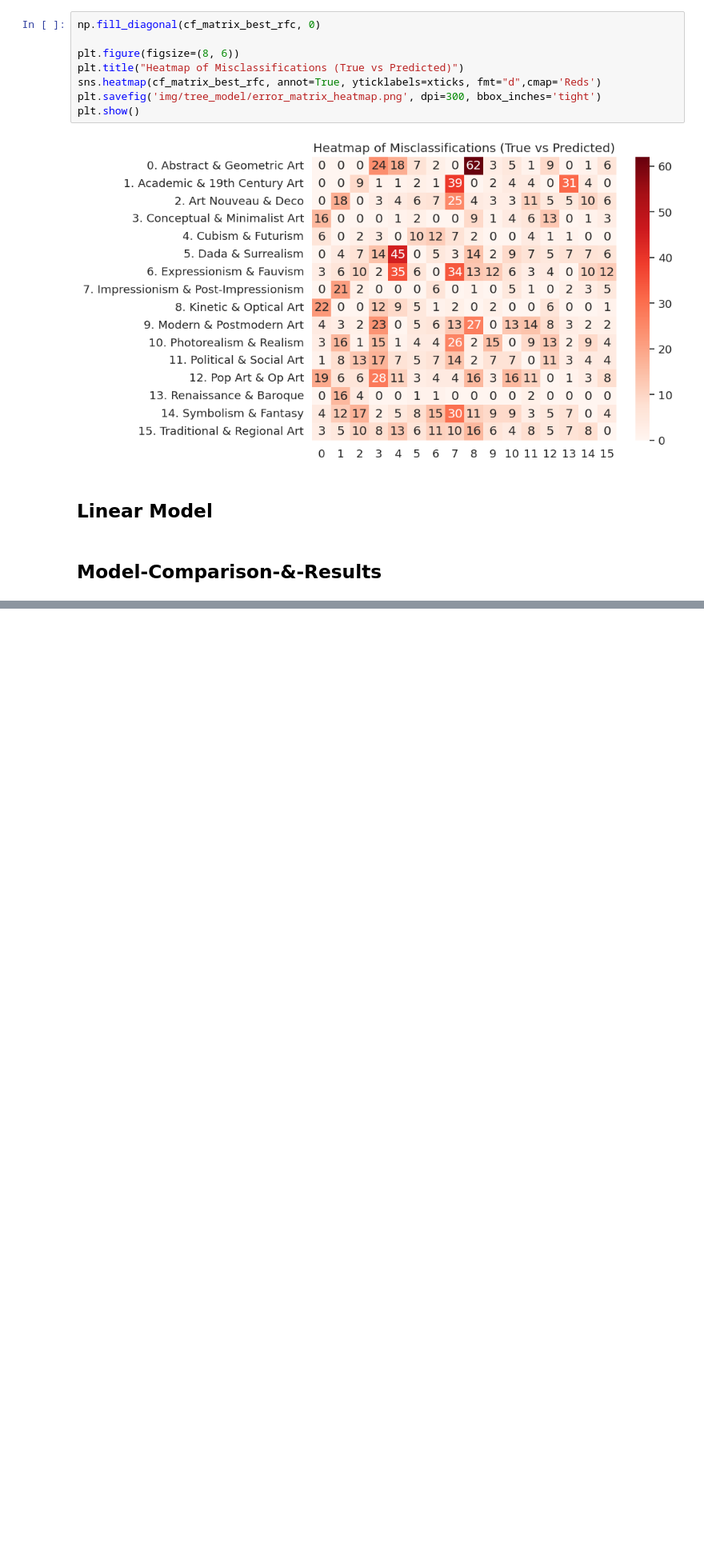
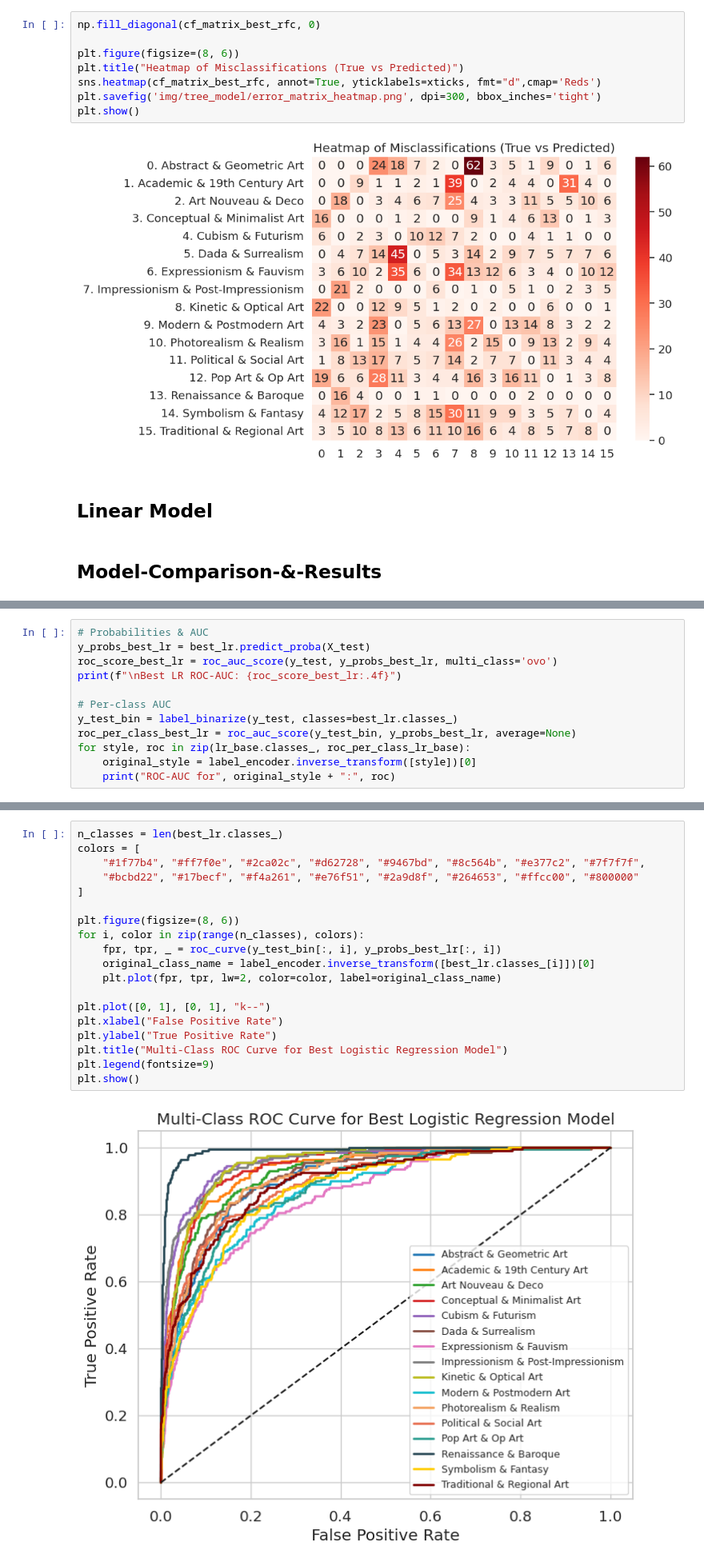
Before and after one commit to yangyuwang/painting_style_prediction, a Jupyter notebook: P2_Yangyu_Avi_Gio_Colab_Notebook.ipynb, the cells around one changed output, grey strips where cells are left out. Shown at 80% size. Saved outputs shown, nothing was run; the diff lists cells and outputs as text; blank space fills up the shorter version.

```diff
--- a/P2_Yangyu_Avi_Gio_Colab_Notebook.ipynb
+++ b/P2_Yangyu_Avi_Gio_Colab_Notebook.ipynb
@@ -895,0 +1090,12 @@ plt.show()
+# %%
+# Probabilities & AUC
+y_probs_best_lr = best_lr.predict_proba(X_test)
+roc_score_best_lr = roc_auc_score(y_test, y_probs_best_lr, multi_class='ovo')
+print(f"\nBest LR ROC-AUC: {roc_score_best_lr:.4f}")
+
+# Per-class AUC
+y_test_bin = label_binarize(y_test, classes=best_lr.classes_)
+roc_per_class_best_lr = roc_auc_score(y_test_bin, y_probs_best_lr, average=None)
+for style, roc in zip(lr_base.classes_, roc_per_class_lr_base):
+    original_style = label_encoder.inverse_transform([style])[0]
+    print("ROC-AUC for", original_style + ":", roc)
@@ -895,0 +1120,21 @@ plt.show()
+# %%
+n_classes = len(best_lr.classes_)
+colors = [
+    "#1f77b4", "#ff7f0e", "#2ca02c", "#d62728", "#9467bd", "#8c564b", "#e377c2", "#7f7f7f",
+    "#bcbd22", "#17becf", "#f4a261", "#e76f51", "#2a9d8f", "#264653", "#ffcc00", "#800000"
+]
+
+plt.figure(figsize=(8, 6))
+for i, color in zip(range(n_classes), colors):
+    fpr, tpr, _ = roc_curve(y_test_bin[:, i], y_probs_best_lr[:, i])
+    original_class_name = label_encoder.inverse_transform([best_lr.classes_[i]])[0]
+    plt.plot(fpr, tpr, lw=2, color=color, label=original_class_name)
+
+plt.plot([0, 1], [0, 1], "k--")
+plt.xlabel("False Positive Rate")
+plt.ylabel("True Positive Rate")
+plt.title("Multi-Class ROC Curve for Best Logistic Regression Model")
+plt.legend(fontsize=9)
+plt.show()
+# %% [output]
+[figure, added]
```
Also changed, not shown: parts of 29 cells of this notebook.
